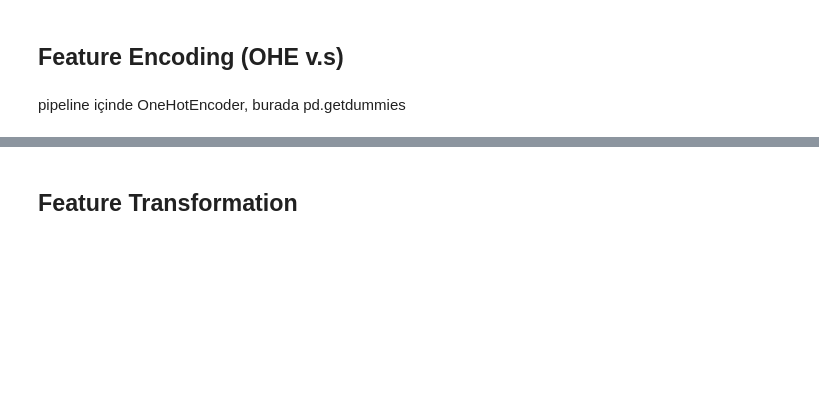
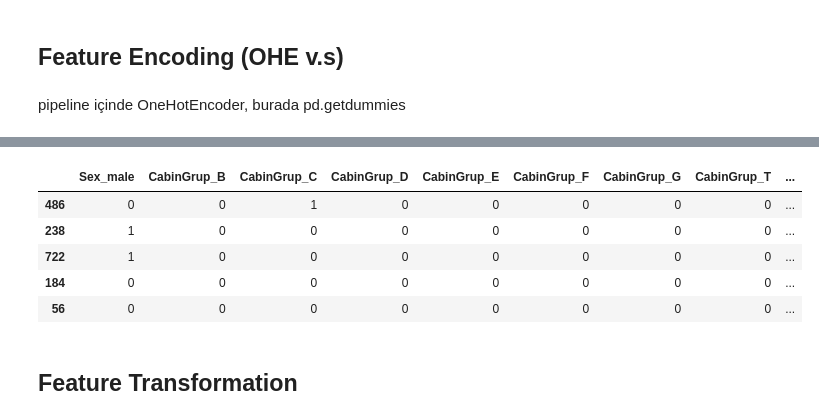
Before and after one commit to VolkiTheDreamer/Veri-Bilimi-Akademisi, a Jupyter notebook: ML/InClass Works/03_Logistic Regression.ipynb, the cells around one changed output, grey strips where cells are left out. Cells and saved outputs as stored; diff of their text form; code cells hidden in the pictures; blank space fills up the shorter version.

```diff
--- a/ML/InClass Works/03_Logistic Regression.ipynb
+++ b/ML/InClass Works/03_Logistic Regression.ipynb
@@ -735,3 +1055,12 @@ X_train_with_dummies.head()
+# %%
+dummmies.head()
+# %% [output]
+|  | Sex_male | CabinGrup_B | CabinGrup_C | CabinGrup_D | CabinGrup_E | CabinGrup_F | CabinGrup_G | CabinGrup_T | ... |
+| 486 | 0 | 0 | 1 | 0 | 0 | 0 | 0 | 0 | ... |
+| 238 | 1 | 0 | 0 | 0 | 0 | 0 | 0 | 0 | ... |
+| 722 | 1 | 0 | 0 | 0 | 0 | 0 | 0 | 0 | ... |
+| 184 | 0 | 0 | 0 | 0 | 0 | 0 | 0 | 0 | ... |
+| 56 | 0 | 0 | 0 | 0 | 0 | 0 | 0 | 0 | ... |
 # %% [markdown]
 ## Feature Transformation
 # %%
```
Also changed, not shown: parts of 62 cells of this notebook, 1 other file.
